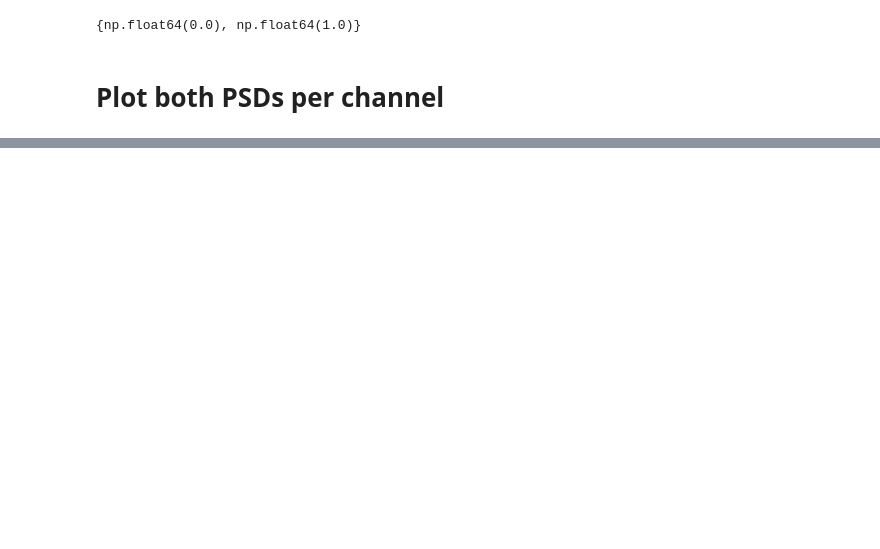
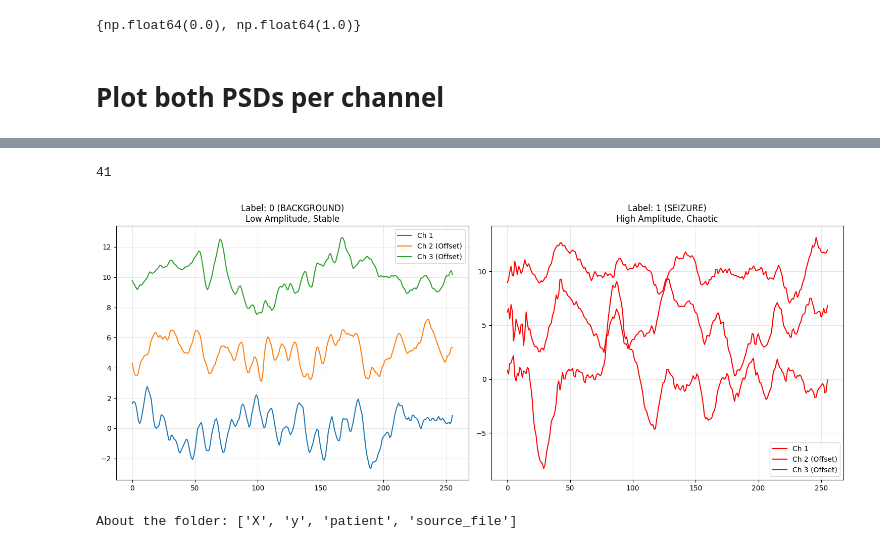
Before and after one commit to denizyennerr/Tez, a Jupyter notebook: preprocess_verify.ipynb, the cells around one changed output, grey strips where cells are left out. Cells and saved outputs as stored; diff of their text form; code cells hidden in the pictures; blank space fills up the shorter version.

```diff
--- a/preprocess_verify.ipynb
+++ b/preprocess_verify.ipynb
@@ -482,7 +346,6 @@ print(set(y))
 # %%
 # Final label verification
 import numpy as np
-path = "dataset_final/train/chb08/chb08_02_train.npz"
+path = "processed_npz_files/chb01_chb01_03.npz"
 npz = np.load(path)
 npz['X']
-np.count_nonzero(npz['y'])
@@ -491,8 +386,10 @@ npz['y']
 # %%
 np.count_nonzero(npz['y'])
+# %% [output]
+41
 # %%
 # Load your processed file
-data = np.load("dataset_final/train/chb01/chb01_03_train.npz")
+data = np.load("processed_npz_files/chb01_chb01_03.npz")
 X = npz['X']  # Shape: (N, 18, 256)
 y = npz['y']  # Shape: (N,)
 
@@ -505,30 +402,32 @@ print(f"Total Background: {len(normal_idxs)}")
 
 # --- PLOT VALIDATION ---
 plt.figure(figsize=(15, 6))
 
 # Plot Background (Label 0)
 plt.subplot(1, 2, 1)
 if len(normal_idxs) > 0:
     idx = normal_idxs[0]
     # Plot first 3 channels
     plt.plot(X[idx, 0, :], label='Ch 1')
     plt.plot(X[idx, 1, :] + 5, label='Ch 2 (Offset)')
     plt.plot(X[idx, 2, :] + 10, label='Ch 3 (Offset)')
     plt.title(f"Label: 0 (BACKGROUND)\nLow Amplitude, Stable")
     plt.legend()
     plt.grid(True, alpha=0.3)
 
 # Plot Seizure (Label 1)
 plt.subplot(1, 2, 2)
 if len(seizure_idxs) > 0:
     idx = seizure_idxs[0]
     # Plot first 3 channels
     plt.plot(X[idx, 0, :], label='Ch 1', color='red')
     plt.plot(X[idx, 1, :] + 5, label='Ch 2 (Offset)', color='red')
     plt.plot(X[idx, 2, :] + 10, label='Ch 3 (Offset)', color='red')
     plt.title(f"Label: 1 (SEIZURE)\nHigh Amplitude, Chaotic")
     plt.legend()
     plt.grid(True, alpha=0.3)
 
 plt.tight_layout()
 plt.show()
+# %% [output]
+[figure, added]
@@ -537,13 +434,13 @@ data = np.load("dataset_final/train/chb03/chb03_03_train.npz")
 # %%
-import numpy as np
-
 # Veriyi yükle
-data_npz = np.load("dataset_final/train/chb08/chb08_02_train.npz")
+data_npz = np.load("processed_npz_files/chb01_chb01_03.npz")
 
 # Dosya içindeki dizileri kontrol et (Genelde 'data' ve 'labels' olur)
-print(f"Dosya içeriği: {data_npz.files}")
+print(f"About the folder: {data_npz.files}")
 
 signals = data_npz['X']  # Şekli genellikle (Kanallar, Zaman) veya (Zaman, Kanallar)
 labels = data_npz['y'] # Nöbet anlarını belirten dizi
+# %% [output]
+About the folder: ['X', 'y', 'patient', 'source_file']
 # %%
 labels
```
Also changed, not shown: parts of 17 cells of this notebook, 3 other files.
